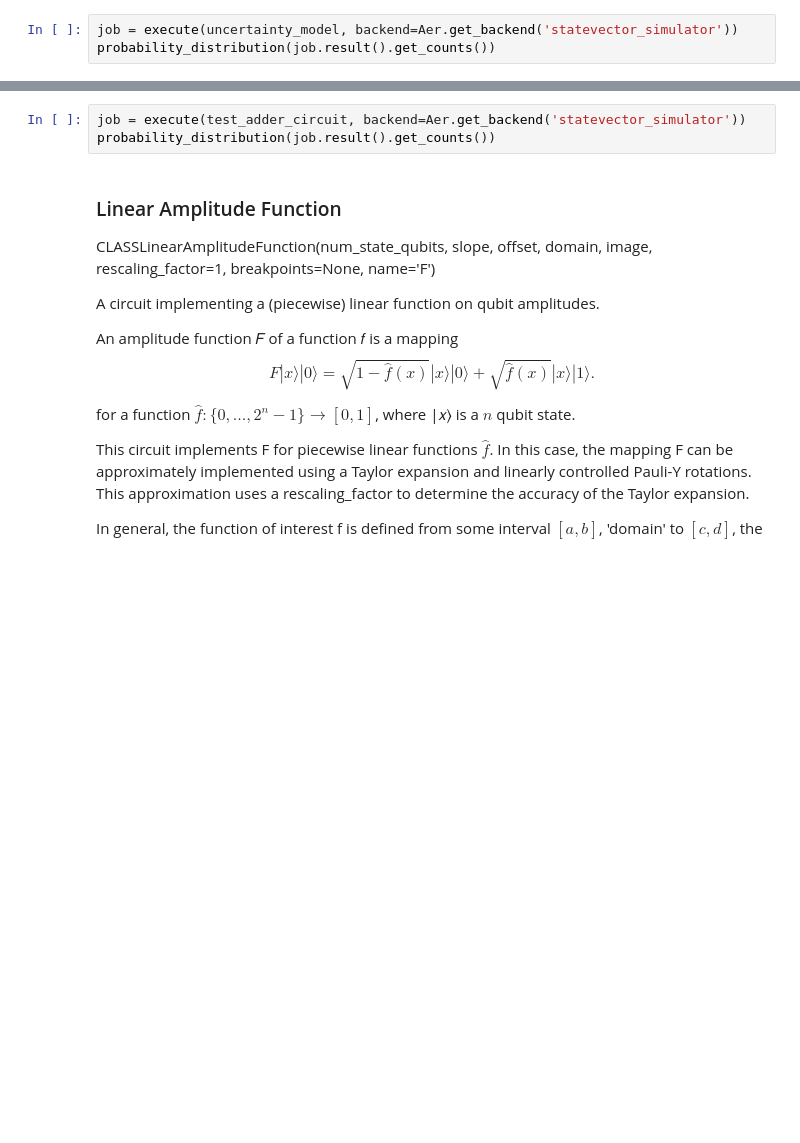
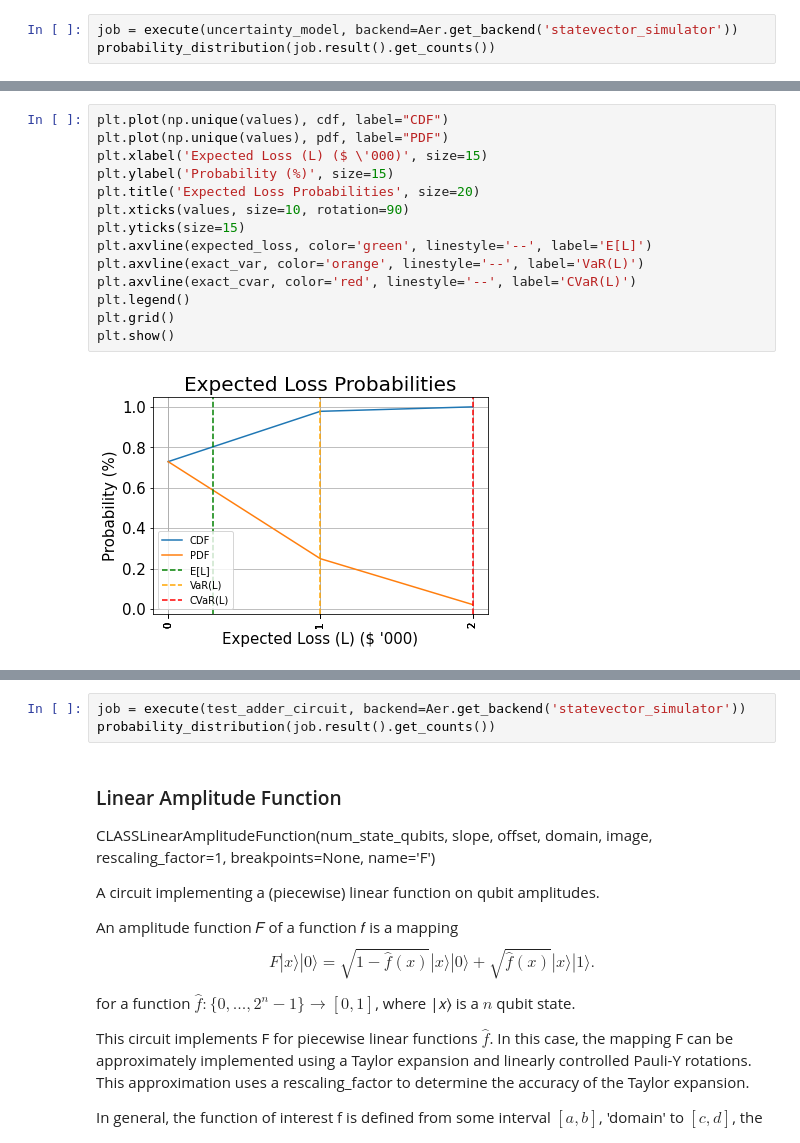
Before and after one commit to sergiogh/upc_credit_risk, a Jupyter notebook: final_project_credit_risk.ipynb, the cells around one changed output, grey strips where cells are left out. Cells and saved outputs as stored; diff of their text form; blank space fills up the shorter version.

```diff
--- a/final_project_credit_risk.ipynb
+++ b/final_project_credit_risk.ipynb
@@ -155,0 +207,16 @@ exact_cvar = np.dot(pdf[(i_var+1):], losses[(i_var+1):])/sum(pdf[(i_var+1):])
+# %%
+plt.plot(np.unique(values), cdf, label="CDF")
+plt.plot(np.unique(values), pdf, label="PDF")
+plt.xlabel('Expected Loss (L) ($ \'000)', size=15)
+plt.ylabel('Probability (%)', size=15)
+plt.title('Expected Loss Probabilities', size=20)
+plt.xticks(values, size=10, rotation=90)
+plt.yticks(size=15)
+plt.axvline(expected_loss, color='green', linestyle='--', label='E[L]')
+plt.axvline(exact_var, color='orange', linestyle='--', label='VaR(L)')
+plt.axvline(exact_cvar, color='red', linestyle='--', label='CVaR(L)')
+plt.legend()
+plt.grid()
+plt.show()
+# %% [output]
+[figure, added]
```
Also changed, not shown: parts of 38 cells of this notebook, 4 other files.
